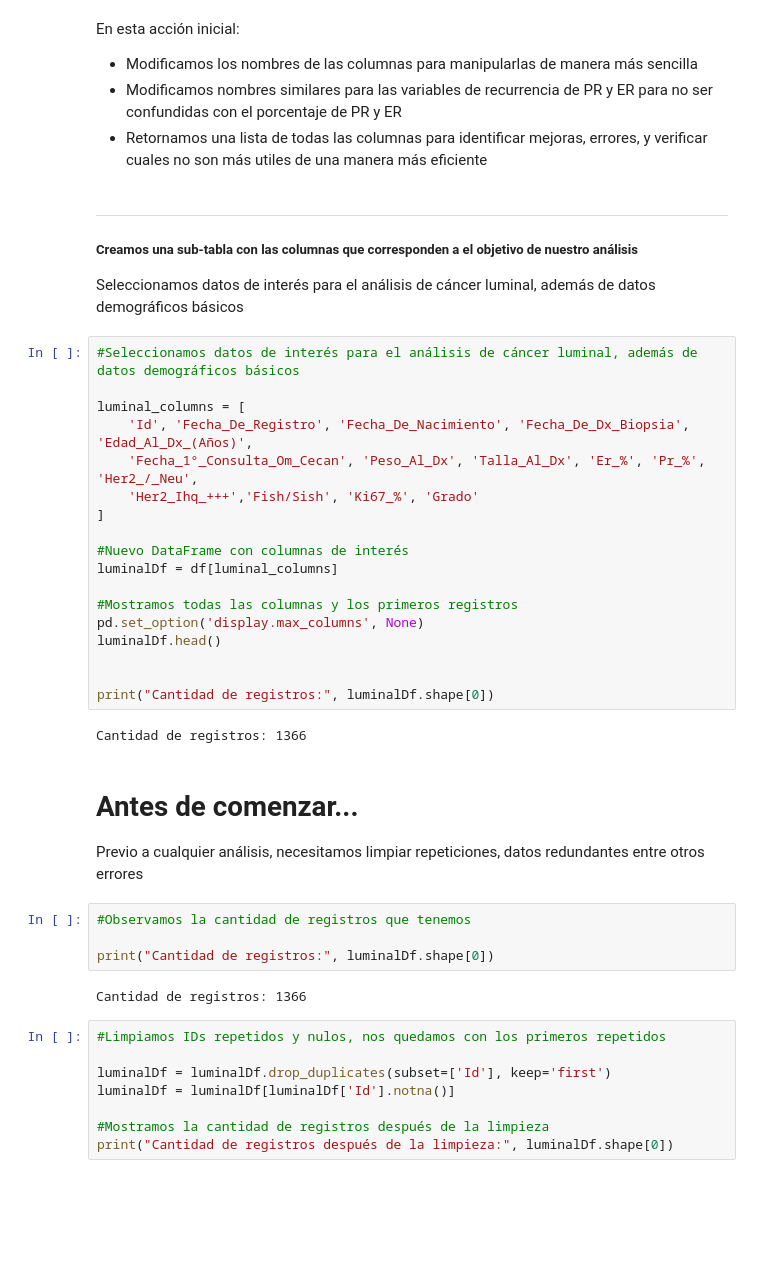
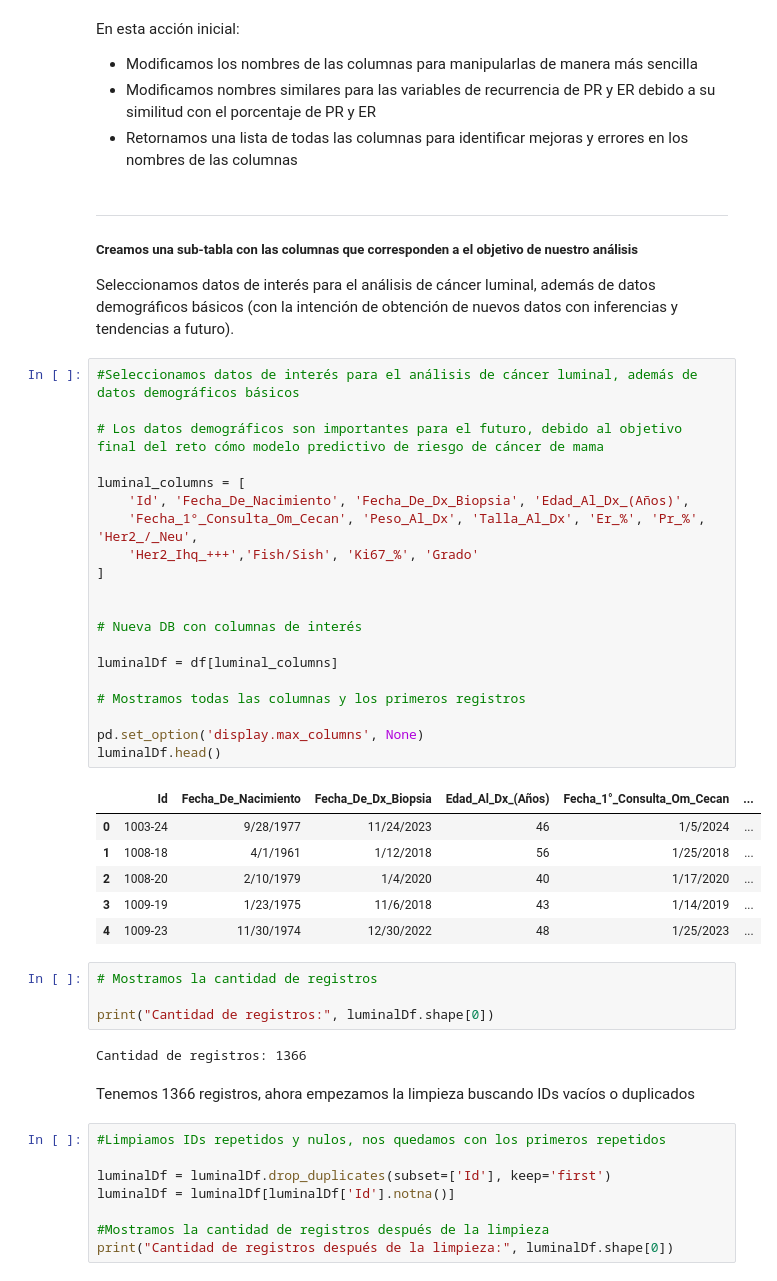
Before and after one commit to GilinCordero/Reporte_de_Limpieza_de_Datos, a Jupyter notebook: AnalisisDeDatos.ipynb, the cells around one changed output. Cells and saved outputs as stored; diff of their text form; blank space fills up the shorter version.

Commit message:
Avances y modificaciones menores de limpieza y documentación

```diff
--- a/AnalisisDeDatos.ipynb
+++ b/AnalisisDeDatos.ipynb
@@ -36,43 +55,48 @@ Columnas identificadas:
 # %% [markdown]
 En esta acción inicial:
 - Modificamos los nombres de las columnas para manipularlas de manera más sencilla
-- Modificamos nombres similares para las variables de recurrencia de PR y ER para no ser confundidas con el porcentaje de PR y ER
-- Retornamos una lista de todas las columnas para identificar mejoras, errores, y verificar cuales no son más utiles de una manera más eficiente
+- Modificamos nombres similares para las variables de recurrencia de PR y ER debido a su similitud con el porcentaje de PR y ER
+- Retornamos una lista de todas las columnas para identificar mejoras y errores en los nombres de las columnas
 # %% [markdown]
 ---
 ##### Creamos una sub-tabla con las columnas que corresponden a el objetivo de nuestro análisis
 
-Seleccionamos datos de interés para el análisis de cáncer luminal, además de datos demográficos básicos
+Seleccionamos datos de interés para el análisis de cáncer luminal, además de datos demográficos básicos (con la intención de obtención de nuevos datos con inferencias y tendencias a futuro).
 # %%
 #Seleccionamos datos de interés para el análisis de cáncer luminal, además de datos demográficos básicos
 
+# Los datos demográficos son importantes para el futuro, debido al objetivo final del reto cómo modelo predictivo de riesgo de cáncer de mama
+
 luminal_columns = [
-    'Id', 'Fecha_De_Registro', 'Fecha_De_Nacimiento', 'Fecha_De_Dx_Biopsia', 'Edad_Al_Dx_(Años)',
+    'Id', 'Fecha_De_Nacimiento', 'Fecha_De_Dx_Biopsia', 'Edad_Al_Dx_(Años)',
     'Fecha_1°_Consulta_Om_Cecan', 'Peso_Al_Dx', 'Talla_Al_Dx', 'Er_%', 'Pr_%', 'Her2_/_Neu',
     'Her2_Ihq_+++','Fish/Sish', 'Ki67_%', 'Grado'
 ]
 
-#Nuevo DataFrame con columnas de interés
+
+# Nueva DB con columnas de interés
+
 luminalDf = df[luminal_columns]
 
-#Mostramos todas las columnas y los primeros registros
+# Mostramos todas las columnas y los primeros registros
+
 pd.set_option('display.max_columns', None)
 luminalDf.head()
-
-
-print("Cantidad de registros:", luminalDf.shape[0])
 # %% [output]
-Cantidad de registros: 1366
+|  | Id | Fecha_De_Nacimiento | Fecha_De_Dx_Biopsia | Edad_Al_Dx_(Años) | Fecha_1°_Consulta_Om_Cecan | ... |
+| 0 | 1003-24 | 9/28/1977 | 11/24/2023 | 46 | 1/5/2024 | ... |
+| 1 | 1008-18 | 4/1/1961 | 1/12/2018 | 56 | 1/25/2018 | ... |
+| 2 | 1008-20 | 2/10/1979 | 1/4/2020 | 40 | 1/17/2020 | ... |
+| 3 | 1009-19 | 1/23/1975 | 11/6/2018 | 43 | 1/14/2019 | ... |
+| 4 | 1009-23 | 11/30/1974 | 12/30/2022 | 48 | 1/25/2023 | ... |
-# %% [markdown]
-# Antes de comenzar...
-
-Previo a cualquier análisis, necesitamos limpiar repeticiones, datos redundantes entre otros errores
-# %%
-#Observamos la cantidad de registros que tenemos
-
-print("Cantidad de registros:", luminalDf.shape[0])
-# %% [output]
-Cantidad de registros: 1366
+# %%
+# Mostramos la cantidad de registros
+
+print("Cantidad de registros:", luminalDf.shape[0])
+# %% [output]
+Cantidad de registros: 1366
+# %% [markdown]
+Tenemos 1366 registros, ahora empezamos la limpieza buscando IDs vacíos o duplicados
 # %%
 #Limpiamos IDs repetidos y nulos, nos quedamos con los primeros repetidos
 
```
Also changed, not shown: parts of 23 cells of this notebook, 2 other files.
